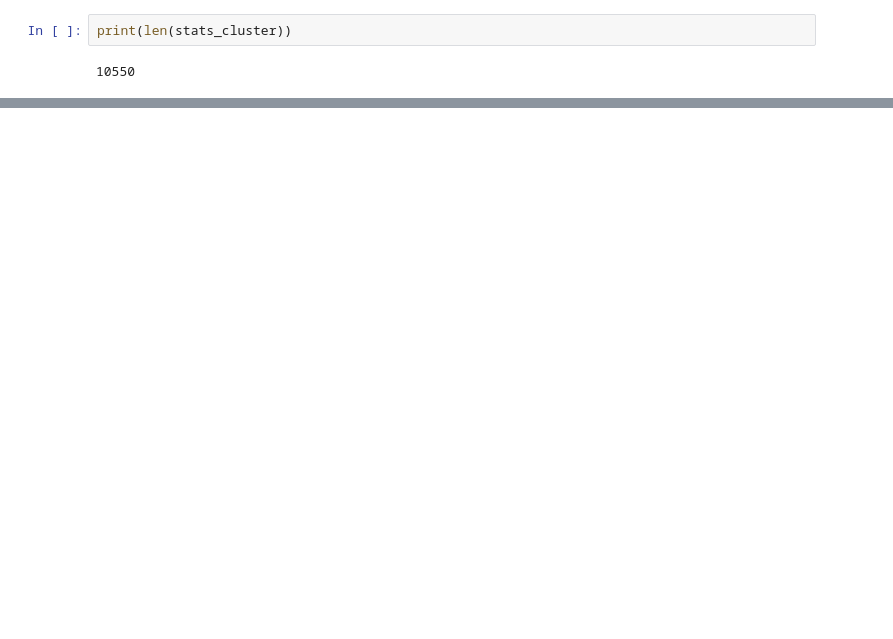
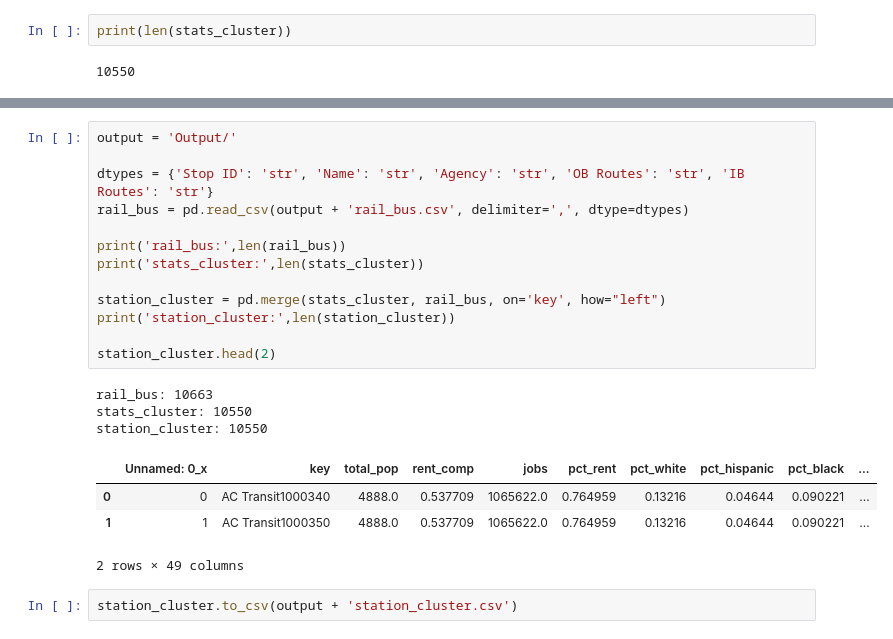
Before and after one commit to jarednolan/Upzoning, a Jupyter notebook: PCA_analysis.ipynb, the cells around one changed output, grey strips where cells are left out. Saved outputs shown, nothing was run; the diff lists cells and outputs as text; blank space fills up the shorter version.

```diff
--- a/PCA_analysis.ipynb
+++ b/PCA_analysis.ipynb
@@ -357,0 +311,23 @@ geo_all['Coordinates'] = geo_all['Coordinates'].buffer(402.33)
+# %%
+output = 'Output/'
+
+dtypes = {'Stop ID': 'str', 'Name': 'str', 'Agency': 'str', 'OB Routes': 'str', 'IB Routes': 'str'}
+rail_bus = pd.read_csv(output + 'rail_bus.csv', delimiter=',', dtype=dtypes)
+
+print('rail_bus:',len(rail_bus))
+print('stats_cluster:',len(stats_cluster))
+
+station_cluster = pd.merge(stats_cluster, rail_bus, on='key', how="left")
+print('station_cluster:',len(station_cluster))
+
+station_cluster.head(2)
+# %% [output]
+rail_bus: 10663
+stats_cluster: 10550
+station_cluster: 10550
+|  | Unnamed: 0_x | key | total_pop | rent_comp | jobs | pct_rent | pct_white | pct_hispanic | pct_black | ... |
+| 0 | 0 | AC Transit1000340 | 4888.0 | 0.537709 | 1065622.0 | 0.764959 | 0.13216 | 0.04644 | 0.090221 | ... |
+| 1 | 1 | AC Transit1000350 | 4888.0 | 0.537709 | 1065622.0 | 0.764959 | 0.13216 | 0.04644 | 0.090221 | ... |
+2 rows × 49 columns
+# %%
+station_cluster.to_csv(output + 'station_cluster.csv')
```
Also changed, not shown: parts of 15 cells of this notebook, 3 other files.
